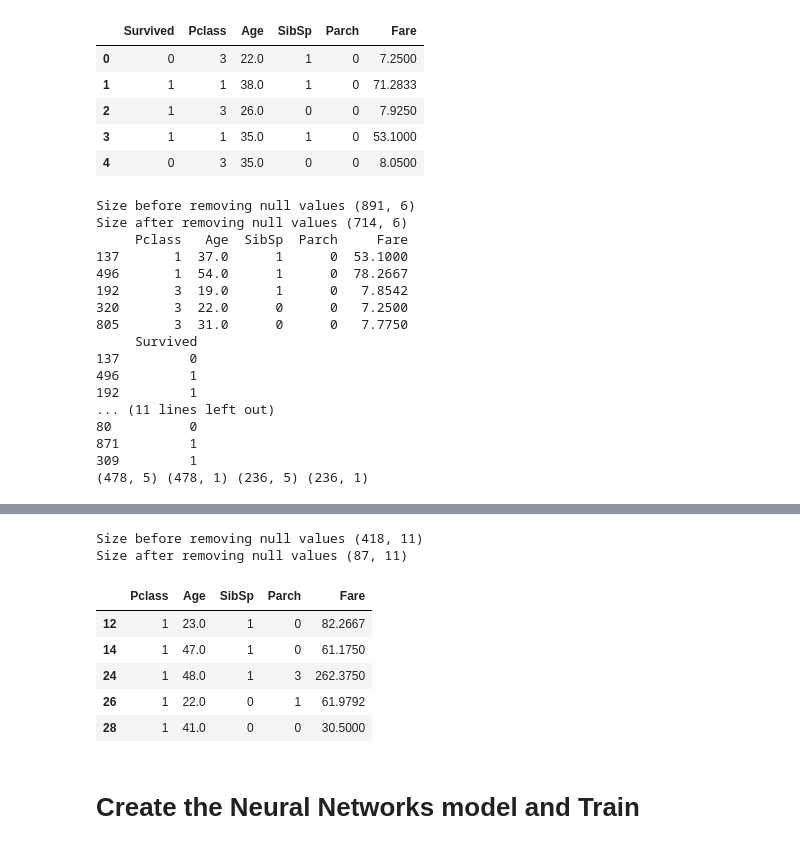
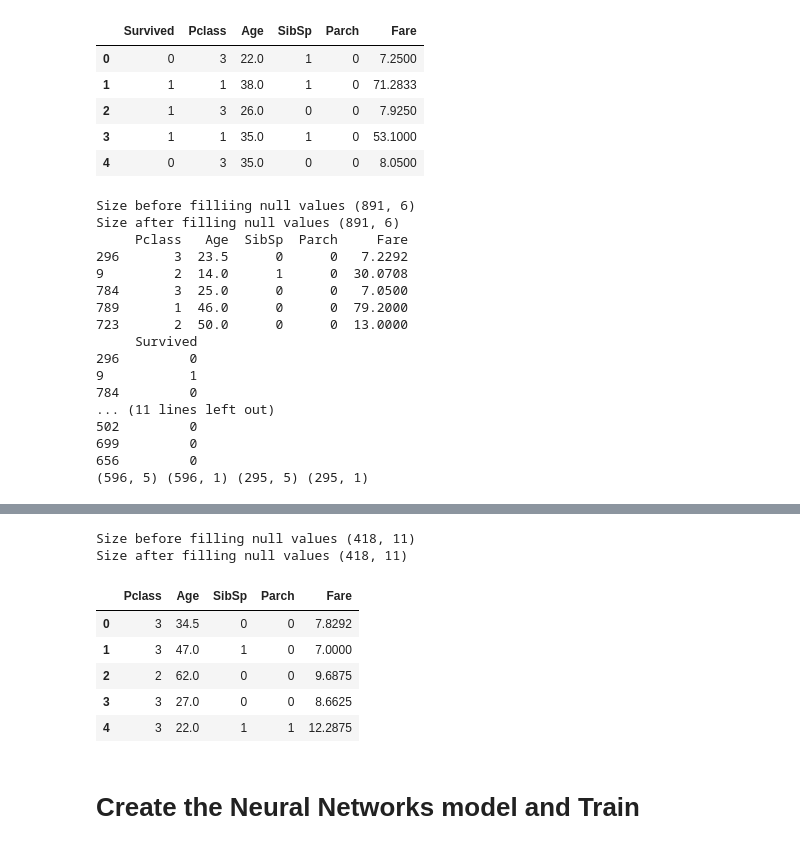
Before and after one commit to Kandy16/dnn-prototypes, a Jupyter notebook: simple-titanic-dll.ipynb, the cells around one changed output, grey strips where cells are left out. Drawn from its saved outputs; the diff is of its cells as text; code cells hidden in the pictures.

Commit message:
Replaced NaN values with mode. Used some categorical values as well

```diff
--- a/simple-titanic-dll.ipynb
+++ b/simple-titanic-dll.ipynb
@@ -33,10 +59,9 @@ titanic_train_data.head(5)
 | 3 | 1 | 1 | 35.0 | 1 | 0 | 53.1000 |
 | 4 | 0 | 3 | 35.0 | 0 | 0 | 8.0500 |
 # %%
-#titanic_train_data = titanic_train_data.fillna(value=0)
-print('Size before removing null values', titanic_train_data.shape)
-titanic_train_data = titanic_train_data.dropna()
-print('Size after removing null values', titanic_train_data.shape)
+print('Size before filliing null values', titanic_train_data.shape)
+titanic_train_data = titanic_train_data.fillna(titanic_train_data.mode().iloc[0])
+print('Size after filling null values', titanic_train_data.shape)
 
 #Get the features and Label for Train data
 all_features =  titanic_train_data.drop(['Survived'], axis=1)
@@ -52,23 +77,23 @@ print(validation_labels.head(5))
 
 print(train_features.shape, train_labels.shape, validation_features.shape, validation_labels.shape)
 # %% [output]
-Size before removing null values (891, 6)
-Size after removing null values (714, 6)
+Size before filliing null values (891, 6)
+Size after filling null values (891, 6)
      Pclass   Age  SibSp  Parch     Fare
-137       1  37.0      1      0  53.1000
-496       1  54.0      1      0  78.2667
-192       3  19.0      1      0   7.8542
-320       3  22.0      0      0   7.2500
-805       3  31.0      0      0   7.7750
+296       3  23.5      0      0   7.2292
+9         2  14.0      1      0  30.0708
+784       3  25.0      0      0   7.0500
+789       1  46.0      0      0  79.2000
+723       2  50.0      0      0  13.0000
      Survived
-137         0
-496         1
-192         1
+296         0
+9           1
+784         0
 ... (11 lines left out)
-80          0
-871         1
-309         1
-(478, 5) (478, 1) (236, 5) (236, 1)
+502         0
+699         0
+656         0
+(596, 5) (596, 1) (295, 5) (295, 1)
 # %%
 titanic_test_data =  pd.read_csv('titanic_test.csv')
 titanic_test_data.head(5)
@@ -80,21 +105,23 @@ titanic_test_data.head(5)
 | 3 | 895 | 3 | Wirz, Mr. Albert | male | 27.0 | 0 | 0 | 315154 | 8.6625 | NaN | ... |
 | 4 | 896 | 3 | Hirvonen, Mrs. Alexander (Helga E... | female | 22.0 | 1 | 1 | 3101298 | 12.2875 | NaN | ... |
 # %%
-print('Size before removing null values', titanic_test_data.shape)
-titanic_test_data = titanic_test_data.dropna()
-print('Size after removing null values', titanic_test_data.shape)
+print('Size before filling null values', titanic_test_data.shape)
+titanic_test_data = titanic_test_data.fillna(titanic_test_data.mode().iloc[0])
+print('Size after filling null values', titanic_test_data.shape)
 
+#test_features = titanic_test_data.drop(['PassengerId','Name','Ticket'], axis=1)
 test_features = titanic_test_data.drop(['PassengerId','Name','Sex','Ticket','Cabin','Embarked'], axis=1)
+
 test_features.head(5)
 # %% [output]
-Size before removing null values (418, 11)
-Size after removing null values (87, 11)
+Size before filling null values (418, 11)
+Size after filling null values (418, 11)
 |  | Pclass | Age | SibSp | Parch | Fare |
-| 12 | 1 | 23.0 | 1 | 0 | 82.2667 |
-| 14 | 1 | 47.0 | 1 | 0 | 61.1750 |
-| 24 | 1 | 48.0 | 1 | 3 | 262.3750 |
-| 26 | 1 | 22.0 | 0 | 1 | 61.9792 |
-| 28 | 1 | 41.0 | 0 | 0 | 30.5000 |
+| 0 | 3 | 34.5 | 0 | 0 | 7.8292 |
+| 1 | 3 | 47.0 | 1 | 0 | 7.0000 |
+| 2 | 2 | 62.0 | 0 | 0 | 9.6875 |
+| 3 | 3 | 27.0 | 0 | 0 | 8.6625 |
+| 4 | 3 | 22.0 | 1 | 1 | 12.2875 |
 # %% [markdown]
 # Create the Neural Networks model and Train
 # %%
```
Also changed, not shown: parts of 5 cells of this notebook, 1 other file.
